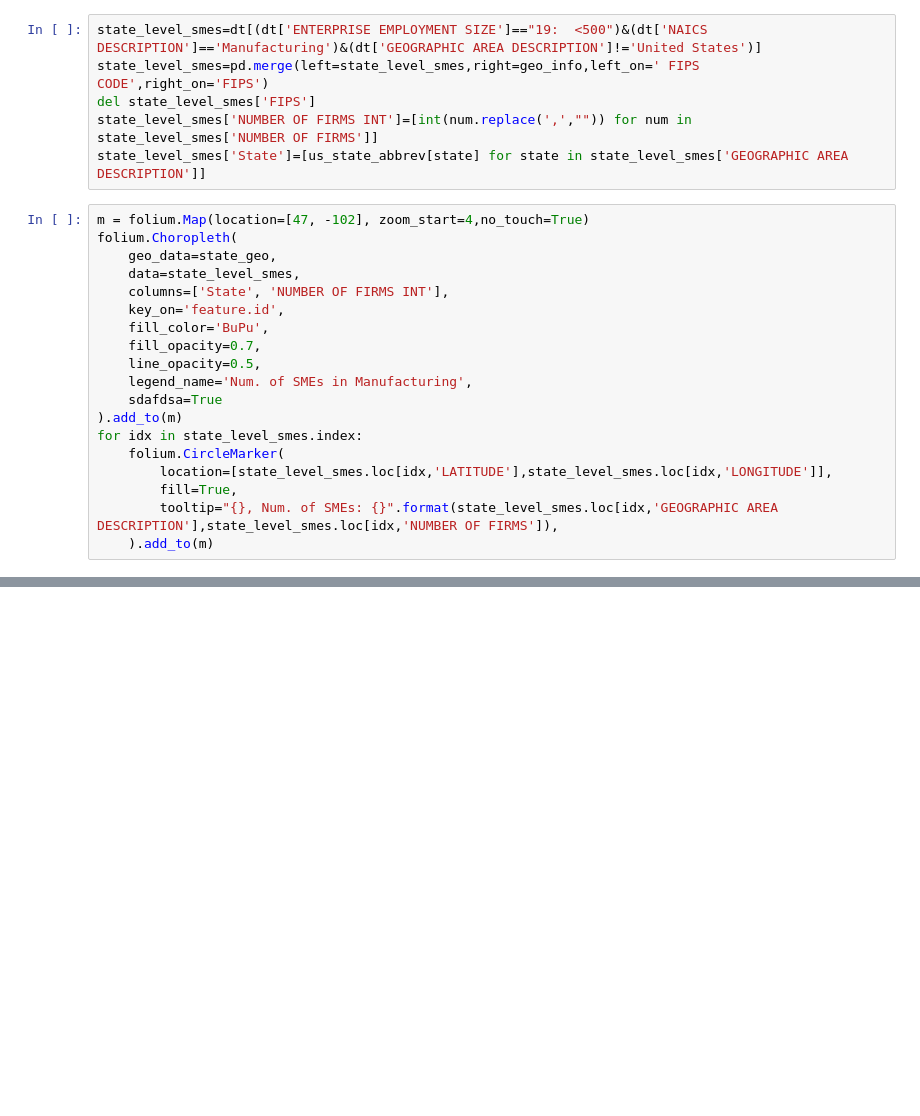
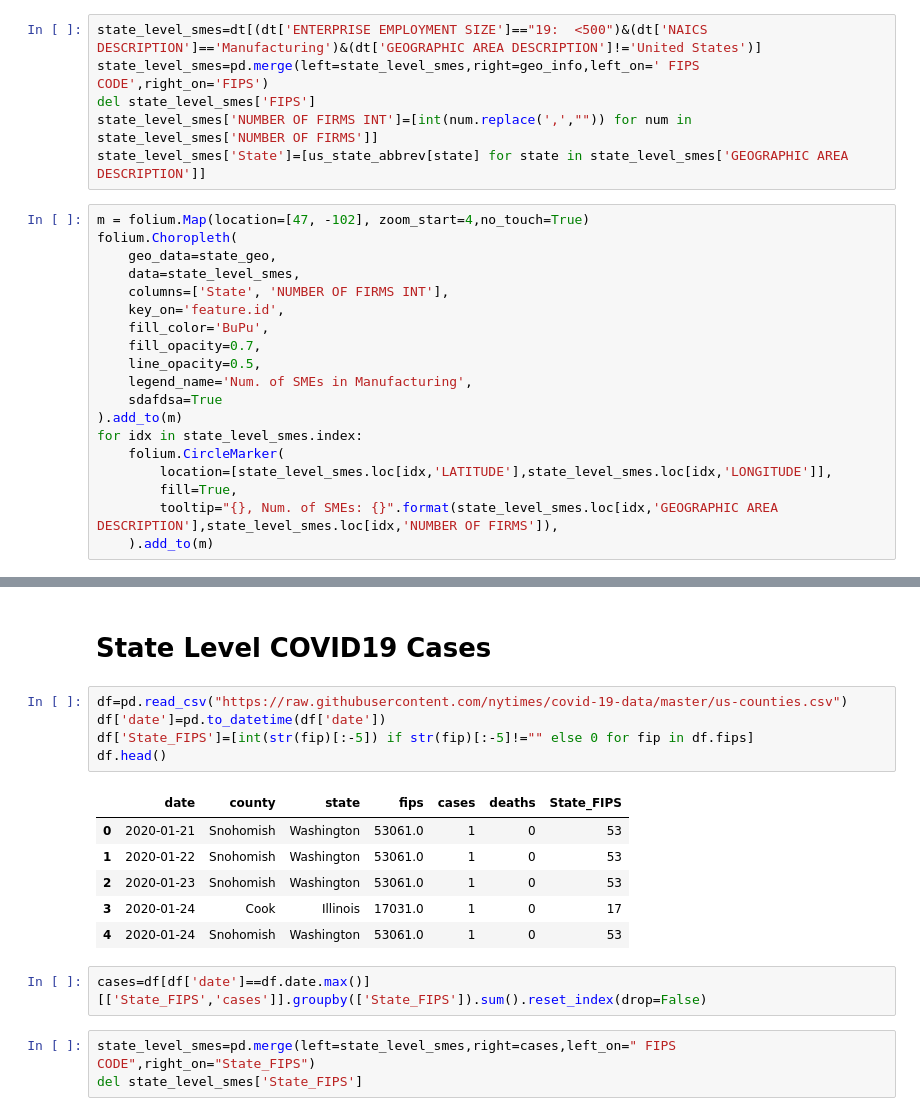
Before and after one commit to JJ5196/SMEs, a Jupyter notebook: SMEs.ipynb, the cells around one changed output, grey strips where cells are left out. Cells and saved outputs as stored; diff of their text form; blank space fills up the shorter version.

```diff
--- a/SMEs.ipynb
+++ b/SMEs.ipynb
@@ -64,0 +75,19 @@ m.save('maps/Mfg_SMEs.html')
+# %% [markdown]
+# State Level COVID19 Cases
+# %%
+df=pd.read_csv("https://raw.githubusercontent.com/nytimes/covid-19-data/master/us-counties.csv")
+df['date']=pd.to_datetime(df['date'])
+df['State_FIPS']=[int(str(fip)[:-5]) if str(fip)[:-5]!="" else 0 for fip in df.fips]
+df.head()
+# %% [output]
+|  | date | county | state | fips | cases | deaths | State_FIPS |
+| 0 | 2020-01-21 | Snohomish | Washington | 53061.0 | 1 | 0 | 53 |
+| 1 | 2020-01-22 | Snohomish | Washington | 53061.0 | 1 | 0 | 53 |
+| 2 | 2020-01-23 | Snohomish | Washington | 53061.0 | 1 | 0 | 53 |
+| 3 | 2020-01-24 | Cook | Illinois | 17031.0 | 1 | 0 | 17 |
+| 4 | 2020-01-24 | Snohomish | Washington | 53061.0 | 1 | 0 | 53 |
+# %%
+cases=df[df['date']==df.date.max()][['State_FIPS','cases']].groupby(['State_FIPS']).sum().reset_index(drop=False)
+# %%
+state_level_smes=pd.merge(left=state_level_smes,right=cases,left_on=" FIPS  CODE",right_on="State_FIPS")
+del state_level_smes['State_FIPS']
```
Also changed, not shown: parts of 5 cells of this notebook.
